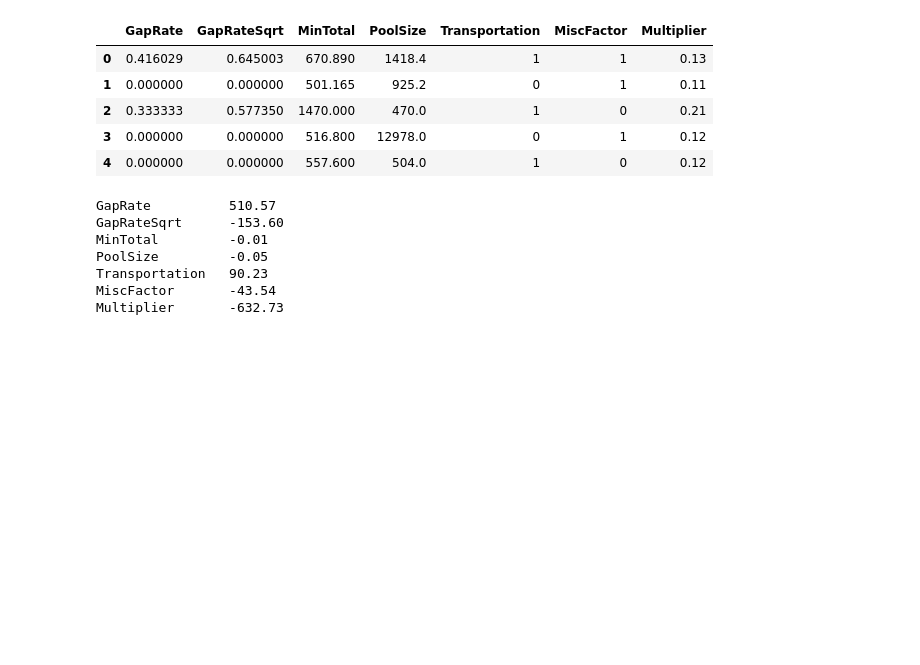
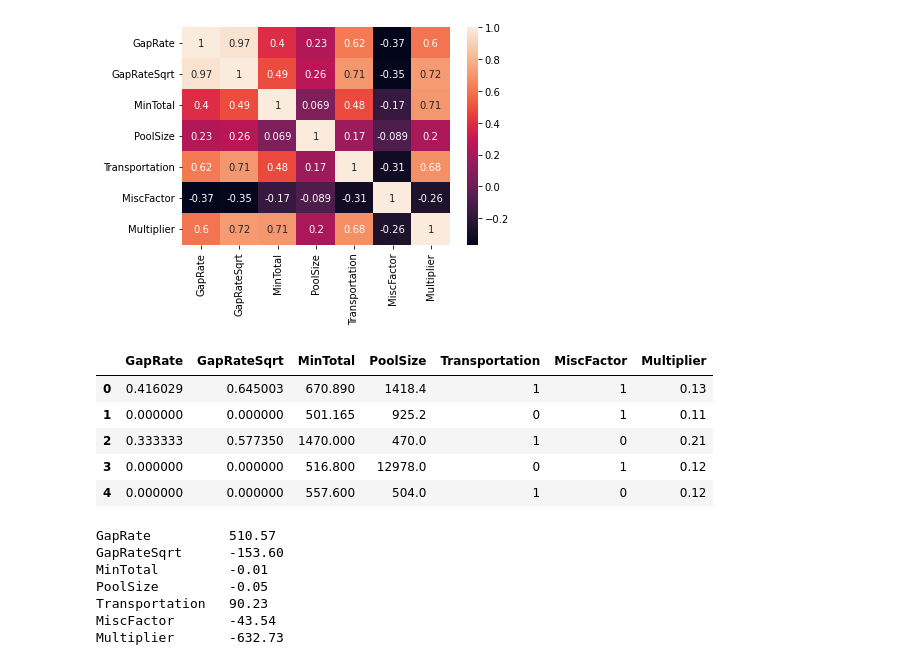
Before and after one commit to shenghanqin/shanghaijf, a Jupyter notebook: 1.ipynb, the cells around one changed output. Drawn from its saved outputs; the diff is of its cells as text; code cells hidden in the pictures; blank space fills up the shorter version.

```diff
--- a/1.ipynb
+++ b/1.ipynb
@@ -6,9 +19,27 @@ import seaborn as sns
 # %%
+# 读取文件
 df_train = pd.read_csv('data5.csv')
+
+# 规定列
 feature_cols = ['GapRate', 'GapRateSqrt', 'MinTotal', 'PoolSize', 'Transportation', 'MiscFactor', 'Multiplier']
+
+# 读取对应列的内容，作为x轴？
+# 按照feature_cols获取对应列的数据
 train_x = df_train.loc[:, feature_cols]
+
+# 读取 Month50Base 作为y轴？
 train_y = df_train.Month50Base
-#sns.heatmap(train_x.corr(), annot=True)
+
+# print(train_x.corr())
+
+# 制作热力图
+# annot为annotate所写，True表示在heatmap中每个方格写入数据
+sns.heatmap(train_x.corr(), annot=True)
+
+# 读取文件
 df_test = pd.read_csv('data6.csv')
+# 估计六？
 test_x = df_test.loc[:, feature_cols]
+# %% [output]
+[figure, added]
 # %%
```
Also changed, not shown: parts of 5 cells of this notebook.
